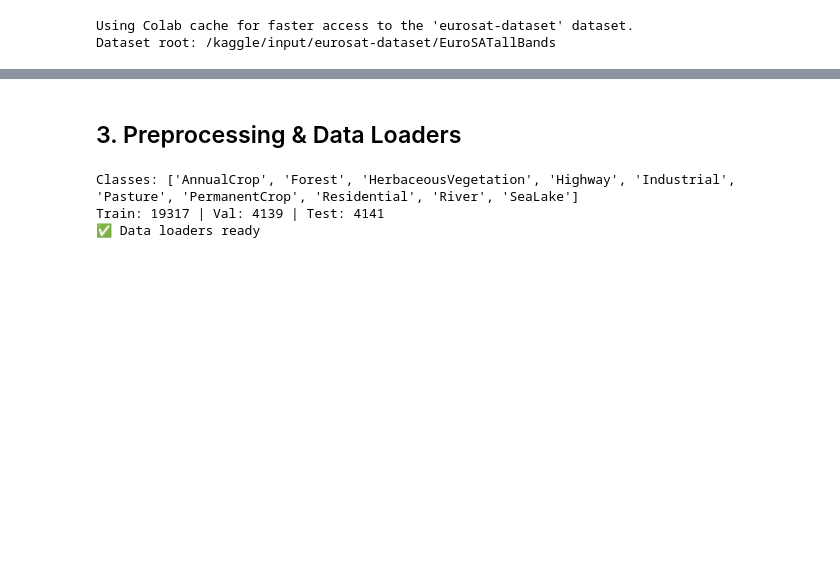
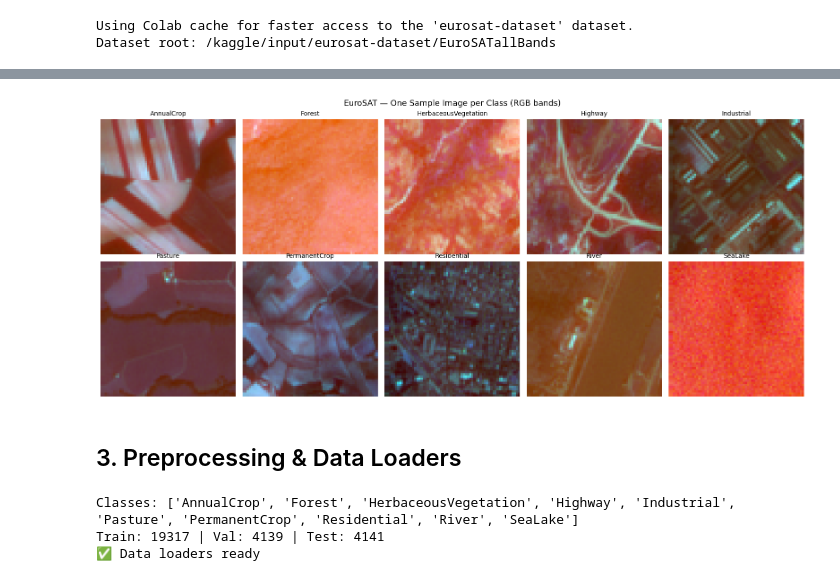
Before and after one commit to mdrizvi-106/eurosat-landcover-classification, a Jupyter notebook: EuroSAT_LandCover_CNN.ipynb, the cells around one changed output, grey strips where cells are left out. Cells and saved outputs as stored; diff of their text form; code cells hidden in the pictures; blank space fills up the shorter version.

```diff
--- a/EuroSAT_LandCover_CNN.ipynb
+++ b/EuroSAT_LandCover_CNN.ipynb
@@ -64,3 +141,27 @@ Dataset root: /kaggle/input/eurosat-dataset/EuroSATallBands
+# %%
+# ── Sample images per class ─────────────────────────────────────────────────
+# Display one representative image from each of the 10 classes.
+import tifffile
+
+fig, axes = plt.subplots(2, 5, figsize=(16, 7))
+for ax, cls in zip(axes.flat, class_counts.keys()):
+    cls_dir = os.path.join(DATA_DIR, cls)
+    sample_file = os.listdir(cls_dir)[0]
+    img = tifffile.imread(os.path.join(cls_dir, sample_file))
+    if img.ndim == 3 and img.shape[-1] > 3:
+        img = img[:, :, :3]
+    # Normalise to [0,1] for display
+    img = img.astype(np.float32)
+    img = (img - img.min()) / (img.max() - img.min() + 1e-8)
+    ax.imshow(img)
+    ax.set_title(cls, fontsize=10)
+    ax.axis('off')
+plt.suptitle('EuroSAT — One Sample Image per Class (RGB bands)', fontsize=13)
+plt.tight_layout()
+plt.savefig('sample_images.png', dpi=150, bbox_inches='tight')
+plt.show()
+# %% [output]
+[figure, added]
 # %% [markdown]
 ## 3. Preprocessing & Data Loaders
 # %%
```
Also changed, not shown: parts of 25 cells of this notebook.
